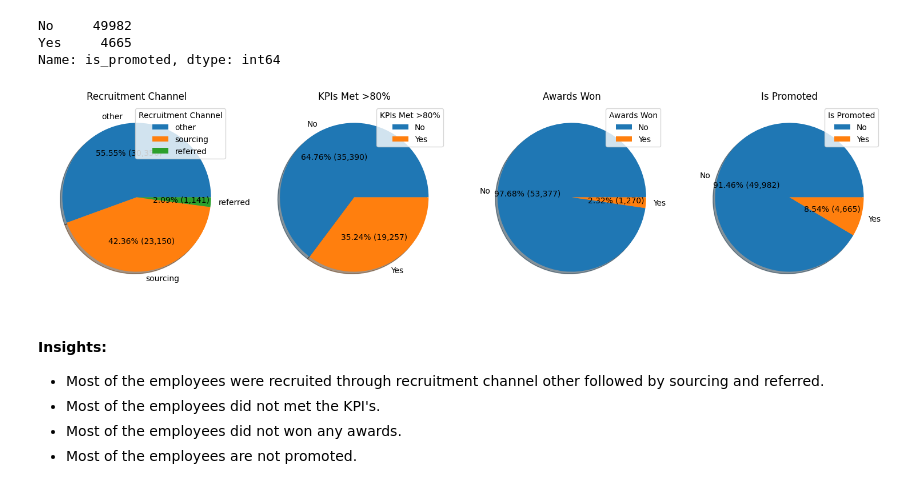
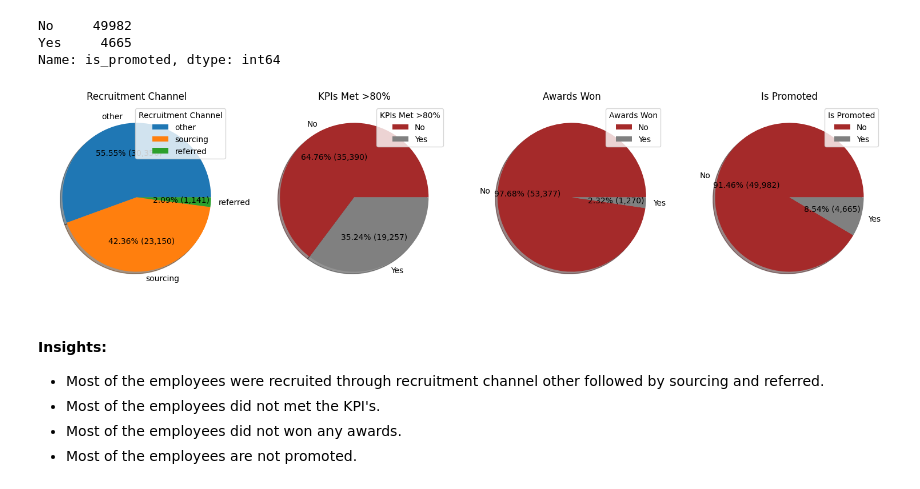
Before and after one commit to Akshay-Paunikar/HR_Analytics, a Jupyter notebook: notebook/hr_analytics_EDA.ipynb, the cells around one changed output. Cells and saved outputs as stored; diff of their text form; code cells hidden in the pictures.

```diff
--- a/notebook/hr_analytics_EDA.ipynb
+++ b/notebook/hr_analytics_EDA.ipynb
@@ -494,38 +494,38 @@ DataKPI = train_data['KPIs_met >80%'].value_counts().values
 LabelKPI = train_data['KPIs_met >80%'].value_counts().index
 
 plt.pie(x=DataKPI, labels=LabelKPI,
-        autopct=lambda p : '{:.2f}% ({:,.0f})'.format(p,p * sum(DataKPI)/100), shadow=True)
+        autopct=lambda p : '{:.2f}% ({:,.0f})'.format(p,p * sum(DataKPI)/100), colors=['brown','gray'], shadow=True)
 plt.legend(LabelKPI, loc='best', title='KPIs Met >80%')
 plt.title("KPIs Met >80%")
 
 # awards_won
 
 ax3 = plt.subplot2grid((1,4),(0,2))
 
 DataAwards = train_data['awards_won?'].value_counts().values
 LabelAwards = train_data['awards_won?'].value_counts().index
 
 plt.pie(x=DataAwards, labels=LabelAwards,
-        autopct=lambda p : '{:.2f}% ({:,.0f})'.format(p,p * sum(DataAwards)/100), shadow=True)
+        autopct=lambda p : '{:.2f}% ({:,.0f})'.format(p,p * sum(DataAwards)/100), colors=['brown','gray'], shadow=True)
 plt.legend(LabelAwards, loc='best', title='Awards Won')
 plt.title("Awards Won")
 
 # is_promoted
 
 ax4 = plt.subplot2grid((1,4),(0,3))
 
 DataPromoted = train_data['is_promoted'].value_counts().values
 LabelPromoted = train_data['is_promoted'].value_counts().index
 
 plt.pie(x=DataPromoted, labels=LabelPromoted,
-        autopct=lambda p : '{:.2f}% ({:,.0f})'.format(p,p * sum(DataPromoted)/100), shadow=True)
+        autopct=lambda p : '{:.2f}% ({:,.0f})'.format(p,p * sum(DataPromoted)/100), colors=['brown','gray'], shadow=True)
 plt.legend(LabelPromoted, loc='best', title='Is Promoted')
 plt.title("Is Promoted")
 
 plt.tight_layout()
 plt.show()
 # %% [output]
-[figure, old version]
+[figure, new version]
 # %% [markdown]
 #### Insights:
  - Most of the employees were recruited through recruitment channel other followed by sourcing and referred.
```
Also changed, not shown: parts of 1 cell of this notebook.
